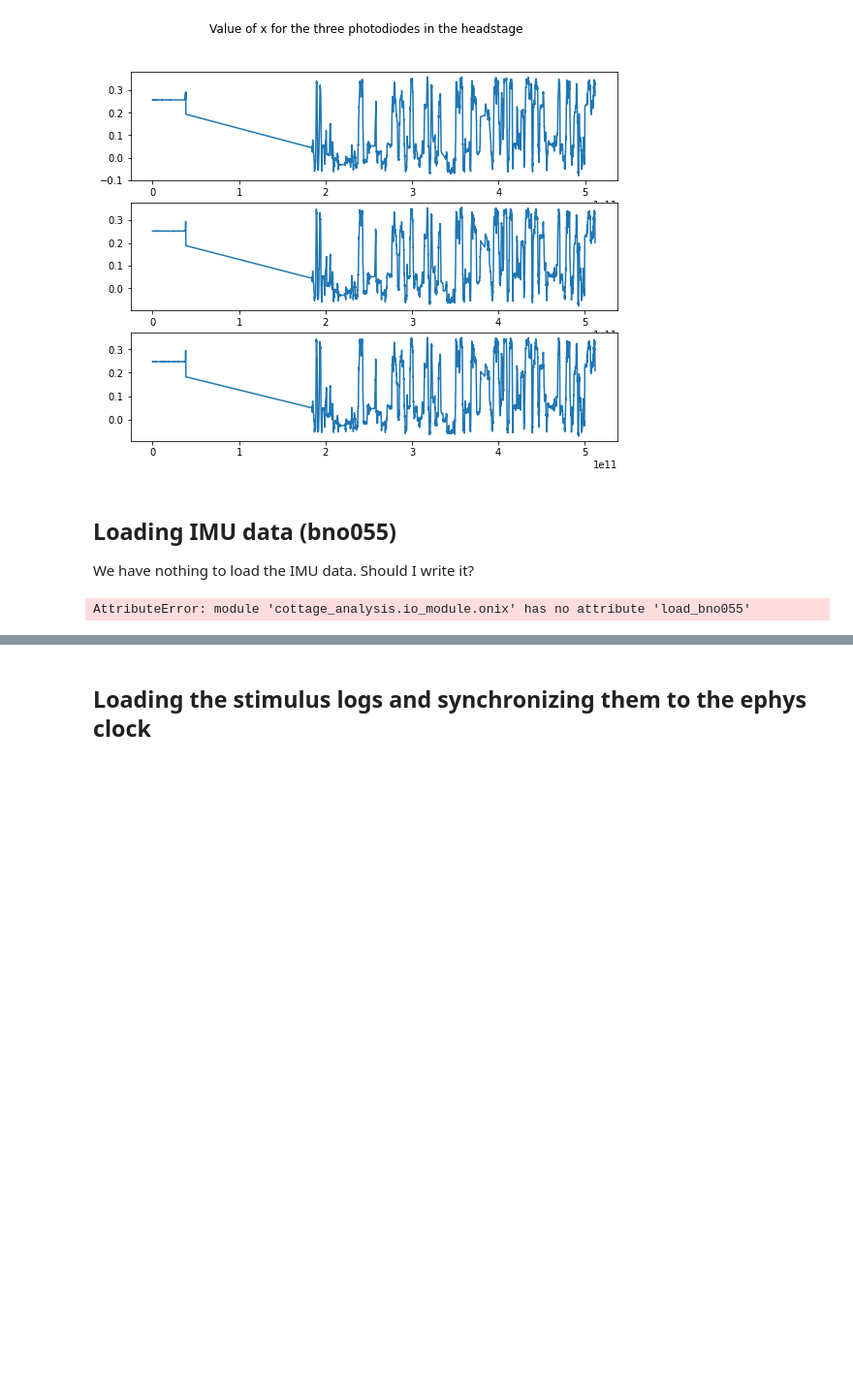
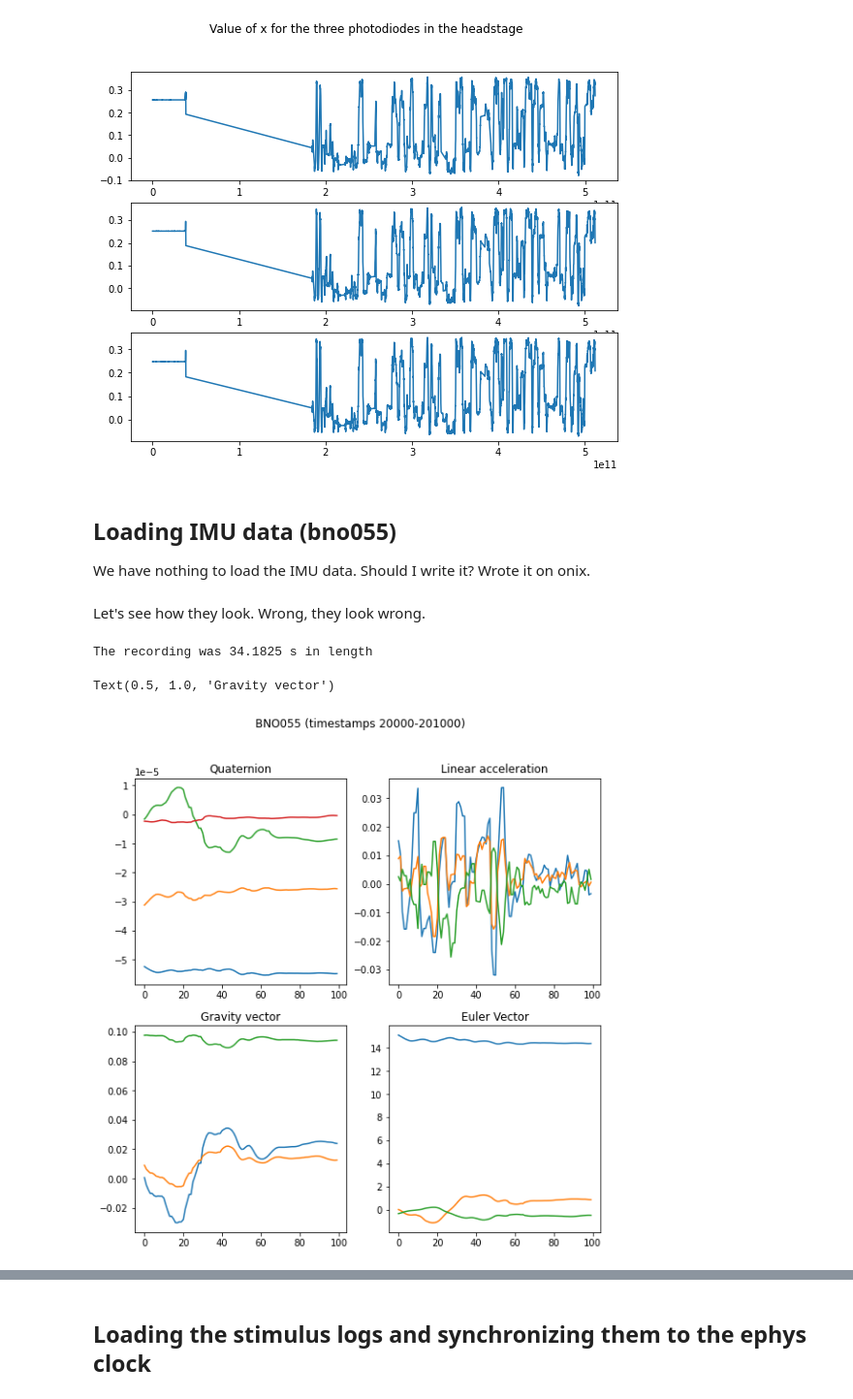
Before and after one commit to znamlab/cottage_analysis, a Jupyter notebook: notebooks/pre_processing_ephys.ipynb, the cells around one changed output, grey strips where cells are left out. Shown: that part at 97% size. Saved outputs shown, nothing was run; the diff lists cells and outputs as text; code cells hidden in the pictures; blank space fills up the shorter version.

Commit message:
Made the import_bno function work properly and explored the bno data

```diff
--- a/notebooks/pre_processing_ephys.ipynb
+++ b/notebooks/pre_processing_ephys.ipynb
@@ -94,9 +137,54 @@ axs[2].plot(processed_photodiode[3]['clock'], processed_photodiode[3]['x'])
 # %% [markdown]
 ## Loading IMU data (bno055)
 
-We have nothing to load the IMU data. Should I write it?
+We have nothing to load the IMU data. Should I write it? Wrote it on onix.
-# %%
-processed_bno = onix.load_bno055(ephys)
-processed_bno
-# %% [output]
-AttributeError: module 'cottage_analysis.io_module.onix' has no attribute 'load_bno055'
+# %%
+processed_bno = onix.load_bno055(ephys)
+processed_bno.keys()
+
+quaternion = processed_bno['quaternion']
+quaternion = quaternion/2**14
+linear = processed_bno['linear']
+linear = linear / 100
+euler = processed_bno['euler']
+euler = euler / 16
+gravity = processed_bno['gravity']
+gravity = gravity / 100
+# %% [markdown]
+Let's see how they look. Wrong, they look wrong.
+# %%
+minutes = len(linear[:,1])/100/60
+
+print(f'The recording was {minutes} s in length')
+# %% [output]
+The recording was 34.1825 s in length
+# %%
+fig, axs = plt.subplots(2, 2, figsize=(9, 9))
+
+fig.suptitle('BNO055 (timestamps 20000-201000)')
+
+timeslice=range(170000, 170100)
+
+axs[0, 0].plot(quaternion[timeslice, 3])
+axs[0, 0].plot(quaternion[timeslice, 0])
+axs[0, 0].plot(quaternion[timeslice, 1])
+axs[0, 0].plot(quaternion[timeslice, 2])
+axs[0, 0].set_title('Quaternion')
+
+axs[0, 1].plot(linear[timeslice, 0])
+axs[0, 1].plot(linear[timeslice, 1])
+axs[0, 1].plot(linear[timeslice, 2])
+axs[0, 1].set_title('Linear acceleration')
+
+axs[1, 1].plot(euler[timeslice, 0])
+axs[1, 1].plot(euler[timeslice, 1])
+axs[1, 1].plot(euler[timeslice, 2])
+axs[1, 1].set_title('Euler Vector')
+
+axs[1, 0].plot(gravity[timeslice, 0])
+axs[1, 0].plot(gravity[timeslice, 1])
+axs[1, 0].plot(gravity[timeslice, 2])
+axs[1, 0].set_title('Gravity vector')
+# %% [output]
+Text(0.5, 1.0, 'Gravity vector')
+[figure, added]
```
Also changed, not shown: parts of 8 cells of this notebook, 1 other file.
